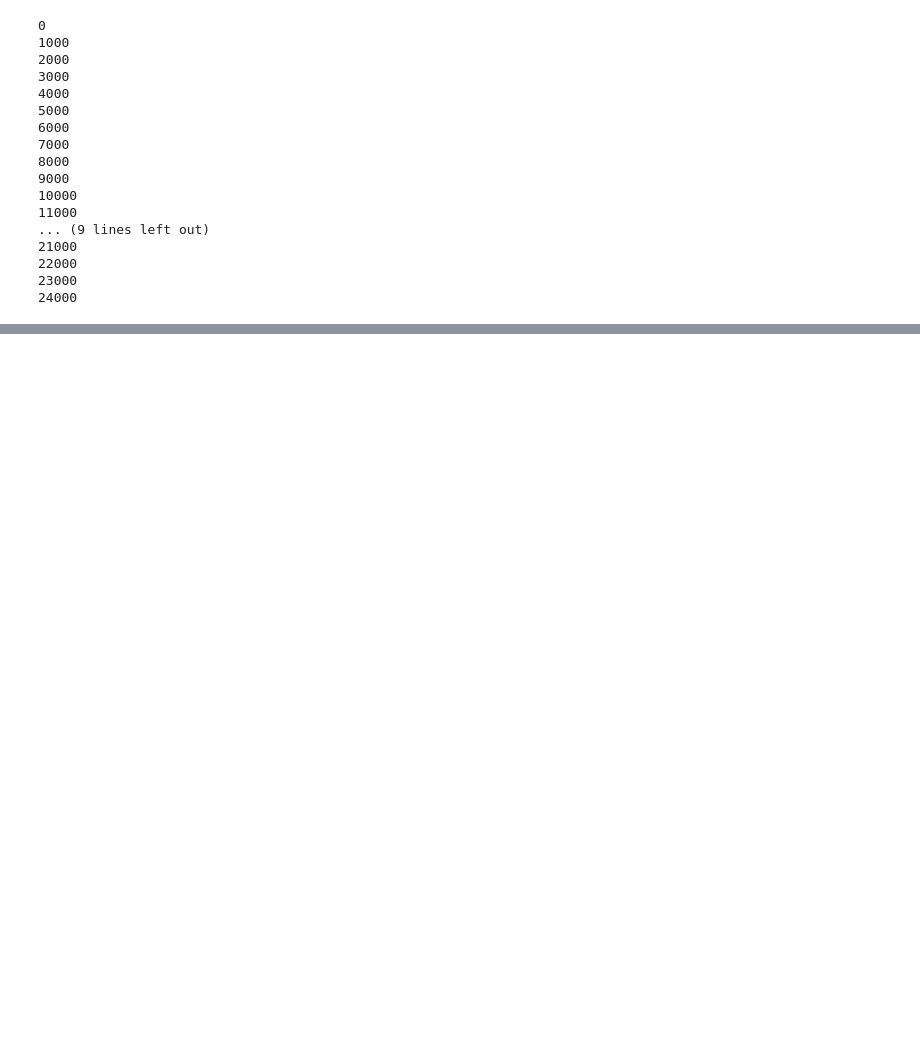
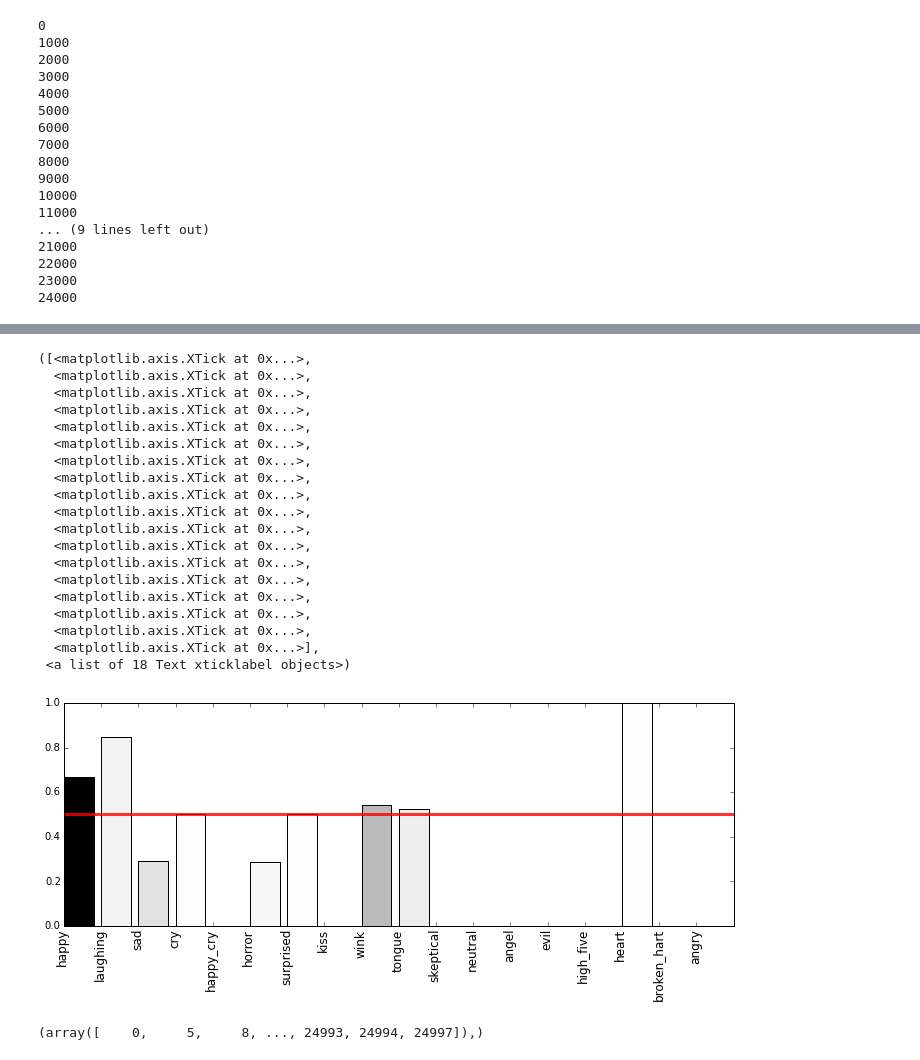
Before and after one commit to baptisteroziere/projet-MAP-670, a Jupyter notebook: Punctuation features.ipynb, the cells around one changed output, grey strips where cells are left out. Drawn from its saved outputs; the diff is of its cells as text; code cells hidden in the pictures; blank space fills up the shorter version.

Commit message:
added graphs for smileys

```diff
--- a/Punctuation features.ipynb
+++ b/Punctuation features.ipynb
@@ -222,2 +225,2 @@ for i in np.where(np.sum(features_smiley, axis=0) >10)[0]:
 # %%
-np.sum(features_smiley, axis=0)
+quantity = np.sum(features_smiley, axis=0)
@@ -231,0 +227,5 @@ array([  2.64000000e+02,   1.30000000e+01,   3.10000000e+01,
+# %%
+smiley_index=[np.where(features_smiley[:,i]==1) for i in range(len(smiley_names))]
+# %%
+for i, name in enumerate(smiley_names):
+    print name, np.mean(data_train[1][smiley_index[i]]), quantity[i]
@@ -231,0 +253,4 @@ array([  2.64000000e+02,   1.30000000e+01,   3.10000000e+01,
+# %%
+proba_smiley = []
+for i, name in enumerate(smiley_names):
+    proba_smiley.append(np.mean(data_train[1][smiley_index[i]]))
@@ -231,0 +276,28 @@ array([  2.64000000e+02,   1.30000000e+01,   3.10000000e+01,
+# %%
+fig = plt.figure(figsize=(12,4))
+colors = [str(1-(quantity[i])/max(quantity)) for i in range(len(smiley_names))]
+mpl.colors.ListedColormap(colors)
+barlist = plt.bar(left=range(len(smiley_names)), height=proba_smiley, zorder=1, edgecolor="k", color=colors)
+plt.hlines(y=0.5, xmin =0, xmax=len(smiley_names), colors = "red", lw=3, alpha=0.8, zorder=2)
+plt.xticks(range(len(smiley_names)),smiley_names, rotation=90, fontsize=12)
+# %% [output]
+([<matplotlib.axis.XTick at 0x...>,
+  <matplotlib.axis.XTick at 0x...>,
+  <matplotlib.axis.XTick at 0x...>,
+  <matplotlib.axis.XTick at 0x...>,
+  <matplotlib.axis.XTick at 0x...>,
+  <matplotlib.axis.XTick at 0x...>,
+  <matplotlib.axis.XTick at 0x...>,
+  <matplotlib.axis.XTick at 0x...>,
+  <matplotlib.axis.XTick at 0x...>,
+  <matplotlib.axis.XTick at 0x...>,
+  <matplotlib.axis.XTick at 0x...>,
+  <matplotlib.axis.XTick at 0x...>,
+  <matplotlib.axis.XTick at 0x...>,
+  <matplotlib.axis.XTick at 0x...>,
+  <matplotlib.axis.XTick at 0x...>,
+  <matplotlib.axis.XTick at 0x...>,
+  <matplotlib.axis.XTick at 0x...>,
+  <matplotlib.axis.XTick at 0x...>],
+ <a list of 18 Text xticklabel objects>)
+[figure, added]
@@ -231,0 +315,4 @@ array([  2.64000000e+02,   1.30000000e+01,   3.10000000e+01,
+# %%
+np.where(features_smiley[:,12] ==1)
+# %% [output]
+(array([    0,     5,     8, ..., 24993, 24994, 24997]),)
```
Also changed, not shown: parts of 11 cells of this notebook.
